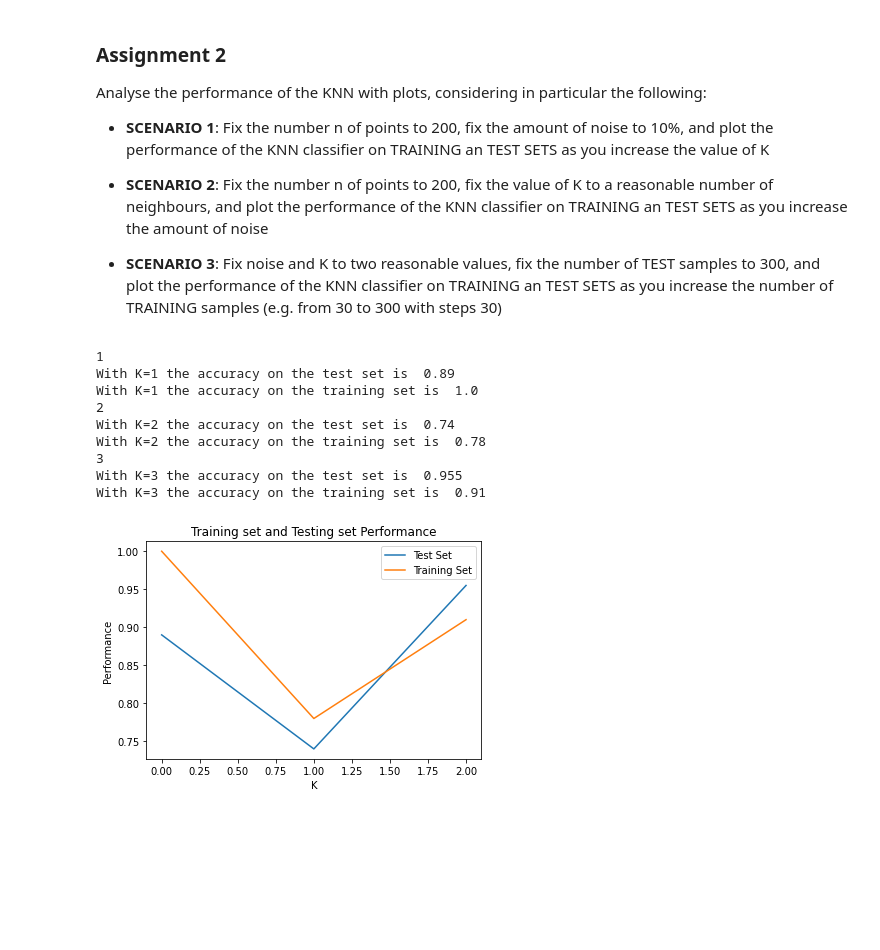
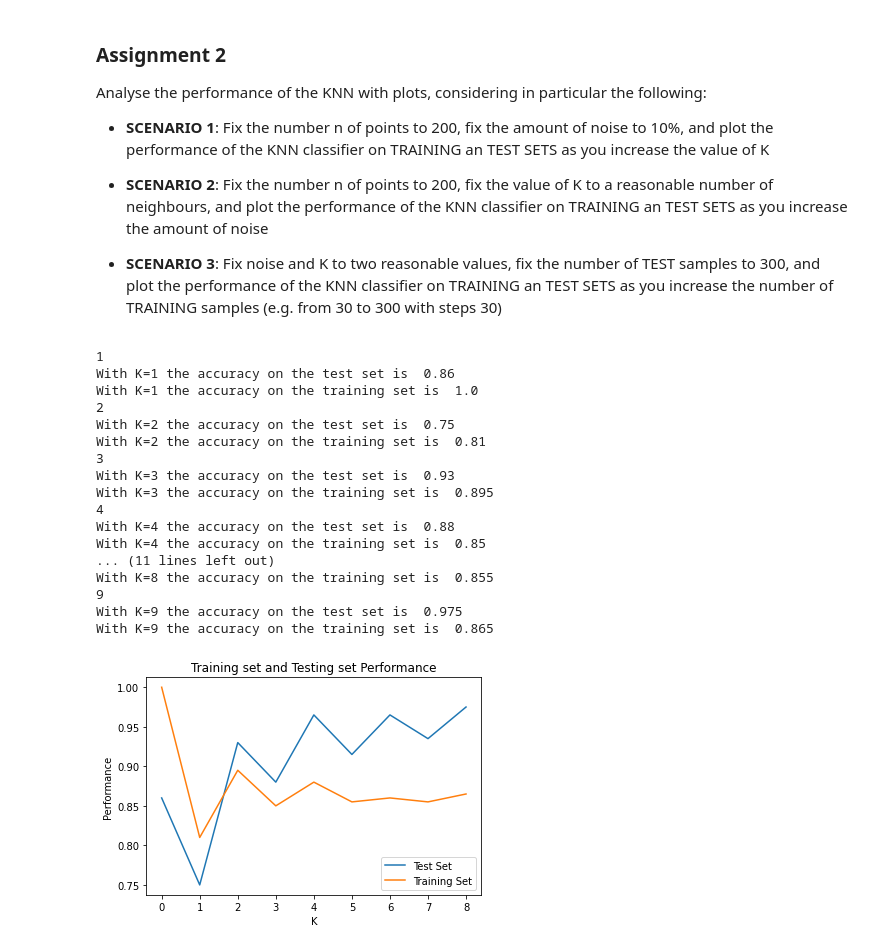
Before and after one commit to mosemb/MachineLearningAssignments, a Jupyter notebook: 02_LocalMethods.ipynb, the cells around one changed output. Saved outputs shown, nothing was run; the diff lists cells and outputs as text; code cells hidden in the pictures; blank space fills up the shorter version.

```diff
--- a/02_LocalMethods.ipynb
+++ b/02_LocalMethods.ipynb
@@ -275,7 +275,10 @@ Analyse the performance of the <n>KNN</b> with plots, considering in particular
 
 - <b>SCENARIO 3</b>: Fix noise and K to two reasonable values, fix the number of TEST samples to 300, and plot the performance of the KNN classifier on TRAINING an TEST SETS as you increase the number of TRAINING samples (e.g. from 30 to 300 with steps 30)
 # %%
+#Scenario 1
 def knn2(flip,n,maxk):
+    """ Takes 3 arguments, flip which is the percentage of flip or noise, n is number of points maxk-Maximum number
+    of neighbours"""
     n = n
     D = 2
 
@@ -326,20 +329,25 @@ def knn2(flip,n,maxk):
     plt.ylabel('Performance')
     plt.title('Training set and Testing set Performance')
     plt.legend()
-# %%
-knn2(10,200,3)
-a = [1,3,4,7,8]
-b = [3,5,6,7,6]
-#plt.plot(a,b)
-# %% [output]
-1
-With K=1 the accuracy on the test set is  0.89
-With K=1 the accuracy on the training set is  1.0
-2
-With K=2 the accuracy on the test set is  0.74
-With K=2 the accuracy on the training set is  0.78
-3
-With K=3 the accuracy on the test set is  0.955
-With K=3 the accuracy on the training set is  0.91
-[figure, removed]
+# %%
+knn2(10,200,9)
+# %% [output]
+1
+With K=1 the accuracy on the test set is  0.86
+With K=1 the accuracy on the training set is  1.0
+2
+With K=2 the accuracy on the test set is  0.75
+With K=2 the accuracy on the training set is  0.81
+3
+With K=3 the accuracy on the test set is  0.93
+With K=3 the accuracy on the training set is  0.895
+4
+With K=4 the accuracy on the test set is  0.88
+With K=4 the accuracy on the training set is  0.85
+... (11 lines left out)
+With K=8 the accuracy on the training set is  0.855
+9
+With K=9 the accuracy on the test set is  0.975
+With K=9 the accuracy on the training set is  0.865
+[figure, added]
 # %%
```
Also changed, not shown: parts of 5 cells of this notebook.
